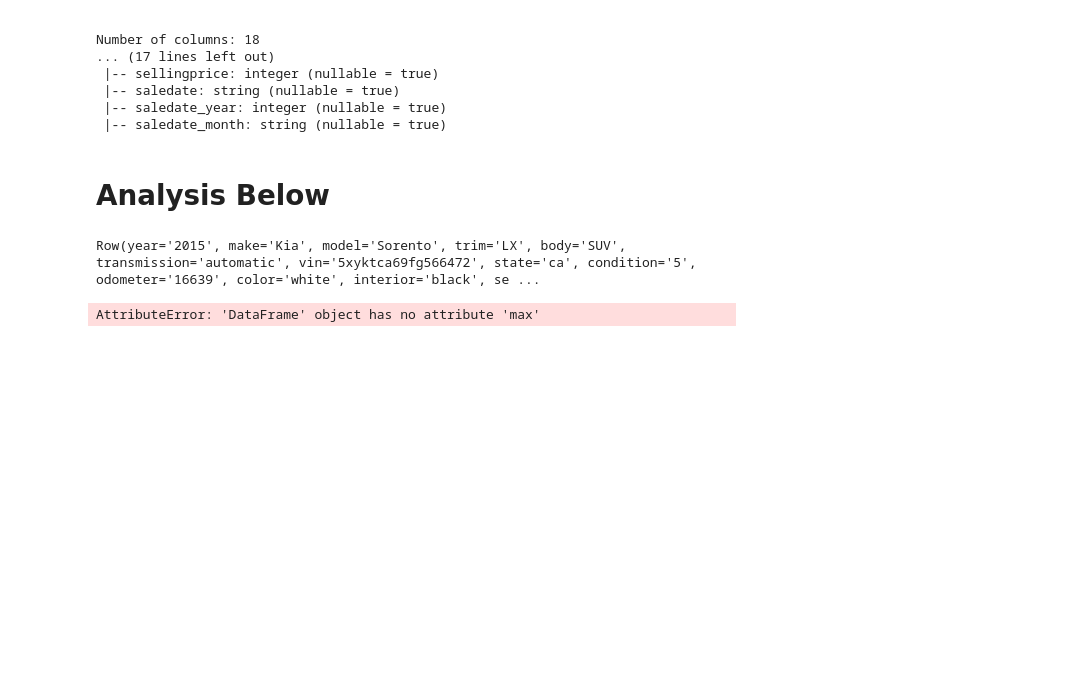
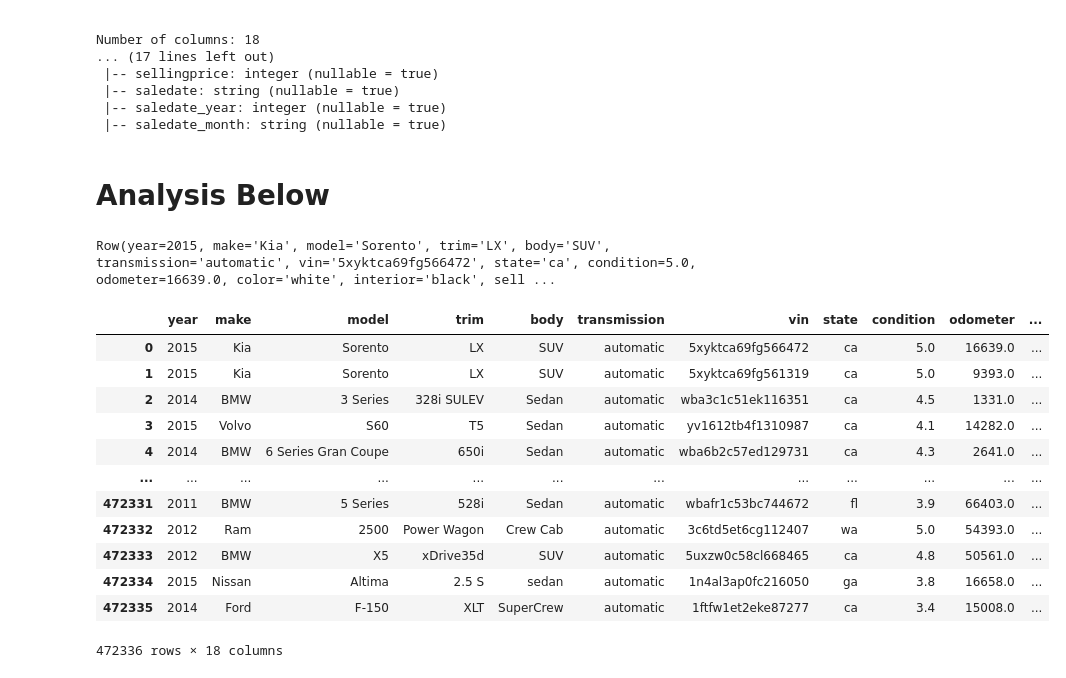
Before and after one commit to iamAngelSH/Used_Car_Project, a Jupyter notebook: Sarah.ipynb, the cells around one changed output. Cells and saved outputs as stored; diff of their text form; code cells hidden in the pictures; blank space fills up the shorter version.

```diff
--- a/Sarah.ipynb
+++ b/Sarah.ipynb
@@ -31,28 +31,3 @@ except ImportError as ie:
 # INITIALIZING OUR SPARK SESSION AND APP
 # - this will be the name for the spark session when running our individual notebooks
 spark = SparkSession.builder.master('local').config("spark.executor.memory", "1g").config("spark.driver.memory", "2g").appName('UsedCar_Project').getOrCreate()
-# %%
-# Best Way to read in the data since file is to big to upload to Git
-# Copy and paste this cell into your individual notebooks and run to load data
-
-
-def load_data():
-    path = Path('car_prices.csv') # CHECKS TO SEE IF FILE EXIST
-
-    # IF FILE DOES NOT EXIST
-    ## DOWNLOAD DATA FROM GOOGLE STORAGE
-    if not path.is_file():
-        !wget https://storage.googleapis.com/iamangelsh-public-datasets/car_prices.csv # THIS COMMAND WILL ONLY RUN IN DOCKER CONTAINER USING JUPYTER NOTEBOOK
-
-    df = spark.read.option("header",True).csv("car_prices.csv") # LOAD IN DATA WITH HEADERS
-
-    return df # RETURN SPARK DATAFRAME
-
-
-# LOAD THE DATA
-df = load_data()
-
-# SHOW DATA
-df.show(5)
-
-print(f'Number of columns: {len(df.columns)} \nNumber of Rows: {df.count()}')
@@ -172,23 +133,20 @@ Number of columns: 18
 # %%
 df.head()
 # %% [output]
-Row(year='2015', make='Kia', model='Sorento', trim='LX', body='SUV', transmission='automatic', vin='5xyktca69fg566472', state='ca', condition='5', odometer='16639', color='white', interior='black', se ...
+Row(year=2015, make='Kia', model='Sorento', trim='LX', body='SUV', transmission='automatic', vin='5xyktca69fg566472', state='ca', condition=5.0, odometer=16639.0, color='white', interior='black', sell ...
-# %%
-df.max(carssellingprice)
-min and mean
-
-filter(cars, sellingprice > 100000 & mmr < 25000)
-filter(cars, (sellingprice < 50000) & (mmr > 100000))
-
-sell price vs
-condition
-odometer
-year
-make
-model
-state
-color
-selling year
-transmission
-# %% [output]
-AttributeError: 'DataFrame' object has no attribute 'max'
+# %%
+df.toPandas()
+# %% [output]
+|  | year | make | model | trim | body | transmission | vin | state | condition | odometer | ... |
+| 0 | 2015 | Kia | Sorento | LX | SUV | automatic | 5xyktca69fg566472 | ca | 5.0 | 16639.0 | ... |
+| 1 | 2015 | Kia | Sorento | LX | SUV | automatic | 5xyktca69fg561319 | ca | 5.0 | 9393.0 | ... |
+| 2 | 2014 | BMW | 3 Series | 328i SULEV | Sedan | automatic | wba3c1c51ek116351 | ca | 4.5 | 1331.0 | ... |
+| 3 | 2015 | Volvo | S60 | T5 | Sedan | automatic | yv1612tb4f1310987 | ca | 4.1 | 14282.0 | ... |
+| 4 | 2014 | BMW | 6 Series Gran Coupe | 650i | Sedan | automatic | wba6b2c57ed129731 | ca | 4.3 | 2641.0 | ... |
+| ... | ... | ... | ... | ... | ... | ... | ... | ... | ... | ... | ... |
+| 472331 | 2011 | BMW | 5 Series | 528i | Sedan | automatic | wbafr1c53bc744672 | fl | 3.9 | 66403.0 | ... |
+| 472332 | 2012 | Ram | 2500 | Power Wagon | Crew Cab | automatic | 3c6td5et6cg112407 | wa | 5.0 | 54393.0 | ... |
+| 472333 | 2012 | BMW | X5 | xDrive35d | SUV | automatic | 5uxzw0c58cl668465 | ca | 4.8 | 50561.0 | ... |
+| 472334 | 2015 | Nissan | Altima | 2.5 S | sedan | automatic | 1n4al3ap0fc216050 | ga | 3.8 | 16658.0 | ... |
+| 472335 | 2014 | Ford | F-150 | XLT | SuperCrew | automatic | 1ftfw1et2eke87277 | ca | 3.4 | 15008.0 | ... |
+472336 rows × 18 columns
```
Also changed, not shown: parts of 14 cells of this notebook.
